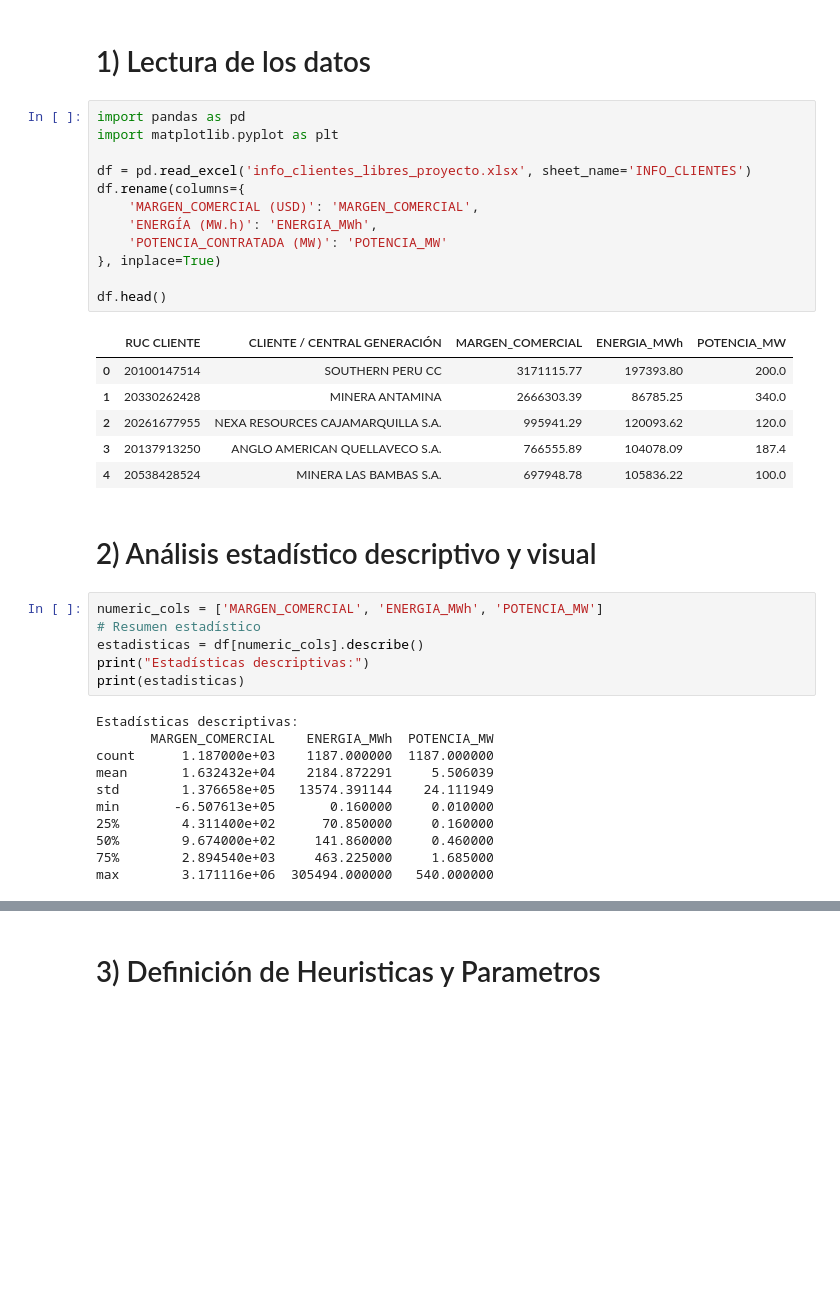
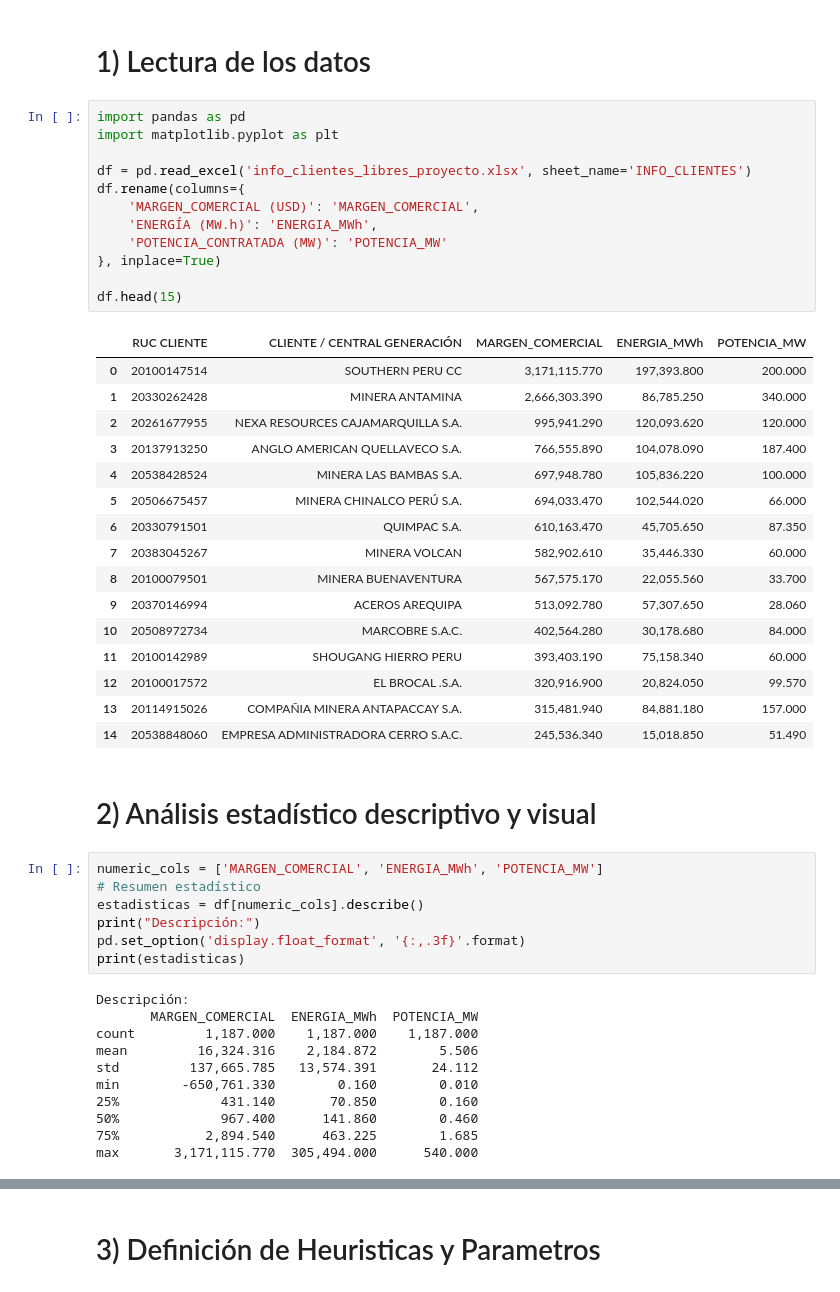
Before and after one commit to BrajanNieto/stats-prob-py, a Jupyter notebook: 02.ProyectoEstadistica.ipynb, the cells around one changed output, grey strips where cells are left out. Cells and saved outputs as stored; diff of their text form; blank space fills up the shorter version.

```diff
--- a/02.ProyectoEstadistica.ipynb
+++ b/02.ProyectoEstadistica.ipynb
@@ -23,38 +23,49 @@ Mateo Tapia
 # %%
 import pandas as pd
 import matplotlib.pyplot as plt
 
 df = pd.read_excel('info_clientes_libres_proyecto.xlsx', sheet_name='INFO_CLIENTES')
 df.rename(columns={
     'MARGEN_COMERCIAL (USD)': 'MARGEN_COMERCIAL',
     'ENERGÍA (MW.h)': 'ENERGIA_MWh',
     'POTENCIA_CONTRATADA (MW)': 'POTENCIA_MW'
 }, inplace=True)
 
-df.head()
+df.head(15)
 # %% [output]
 |  | RUC CLIENTE | CLIENTE / CENTRAL GENERACIÓN | MARGEN_COMERCIAL | ENERGIA_MWh | POTENCIA_MW |
-| 0 | 20100147514 | SOUTHERN PERU CC | 3171115.77 | 197393.80 | 200.0 |
-| 1 | 20330262428 | MINERA ANTAMINA | 2666303.39 | 86785.25 | 340.0 |
-| 2 | 20261677955 | NEXA RESOURCES CAJAMARQUILLA S.A. | 995941.29 | 120093.62 | 120.0 |
-| 3 | 20137913250 | ANGLO AMERICAN QUELLAVECO S.A. | 766555.89 | 104078.09 | 187.4 |
-| 4 | 20538428524 | MINERA LAS BAMBAS S.A. | 697948.78 | 105836.22 | 100.0 |
+| 0 | 20100147514 | SOUTHERN PERU CC | 3,171,115.770 | 197,393.800 | 200.000 |
+| 1 | 20330262428 | MINERA ANTAMINA | 2,666,303.390 | 86,785.250 | 340.000 |
+| 2 | 20261677955 | NEXA RESOURCES CAJAMARQUILLA S.A. | 995,941.290 | 120,093.620 | 120.000 |
+| 3 | 20137913250 | ANGLO AMERICAN QUELLAVECO S.A. | 766,555.890 | 104,078.090 | 187.400 |
+| 4 | 20538428524 | MINERA LAS BAMBAS S.A. | 697,948.780 | 105,836.220 | 100.000 |
+| 5 | 20506675457 | MINERA CHINALCO PERÚ S.A. | 694,033.470 | 102,544.020 | 66.000 |
+| 6 | 20330791501 | QUIMPAC S.A. | 610,163.470 | 45,705.650 | 87.350 |
+| 7 | 20383045267 | MINERA VOLCAN | 582,902.610 | 35,446.330 | 60.000 |
+| 8 | 20100079501 | MINERA BUENAVENTURA | 567,575.170 | 22,055.560 | 33.700 |
+| 9 | 20370146994 | ACEROS AREQUIPA | 513,092.780 | 57,307.650 | 28.060 |
+| 10 | 20508972734 | MARCOBRE S.A.C. | 402,564.280 | 30,178.680 | 84.000 |
+| 11 | 20100142989 | SHOUGANG HIERRO PERU | 393,403.190 | 75,158.340 | 60.000 |
+| 12 | 20100017572 | EL BROCAL .S.A. | 320,916.900 | 20,824.050 | 99.570 |
+| 13 | 20114915026 | COMPAÑIA MINERA ANTAPACCAY S.A. | 315,481.940 | 84,881.180 | 157.000 |
+| 14 | 20538848060 | EMPRESA ADMINISTRADORA CERRO S.A.C. | 245,536.340 | 15,018.850 | 51.490 |
 # %% [markdown]
 # 2) Análisis estadístico descriptivo y visual
 # %%
 numeric_cols = ['MARGEN_COMERCIAL', 'ENERGIA_MWh', 'POTENCIA_MW']
 # Resumen estadístico
 estadisticas = df[numeric_cols].describe()
-print("Estadísticas descriptivas:")
+print("Descripción:")
+pd.set_option('display.float_format', '{:,.3f}'.format)
 print(estadisticas)
 # %% [output]
-Estadísticas descriptivas:
-       MARGEN_COMERCIAL    ENERGIA_MWh  POTENCIA_MW
-count      1.187000e+03    1187.000000  1187.000000
-mean       1.632432e+04    2184.872291     5.506039
-std        1.376658e+05   13574.391144    24.111949
-min       -6.507613e+05       0.160000     0.010000
-25%        4.311400e+02      70.850000     0.160000
-50%        9.674000e+02     141.860000     0.460000
-75%        2.894540e+03     463.225000     1.685000
-max        3.171116e+06  305494.000000   540.000000
+Descripción:
+       MARGEN_COMERCIAL  ENERGIA_MWh  POTENCIA_MW
+count         1,187.000    1,187.000    1,187.000
+mean         16,324.316    2,184.872        5.506
+std         137,665.785   13,574.391       24.112
+min        -650,761.330        0.160        0.010
+25%             431.140       70.850        0.160
+50%             967.400      141.860        0.460
+75%           2,894.540      463.225        1.685
+max       3,171,115.770  305,494.000      540.000
```
Also changed, not shown: parts of 11 cells of this notebook.
